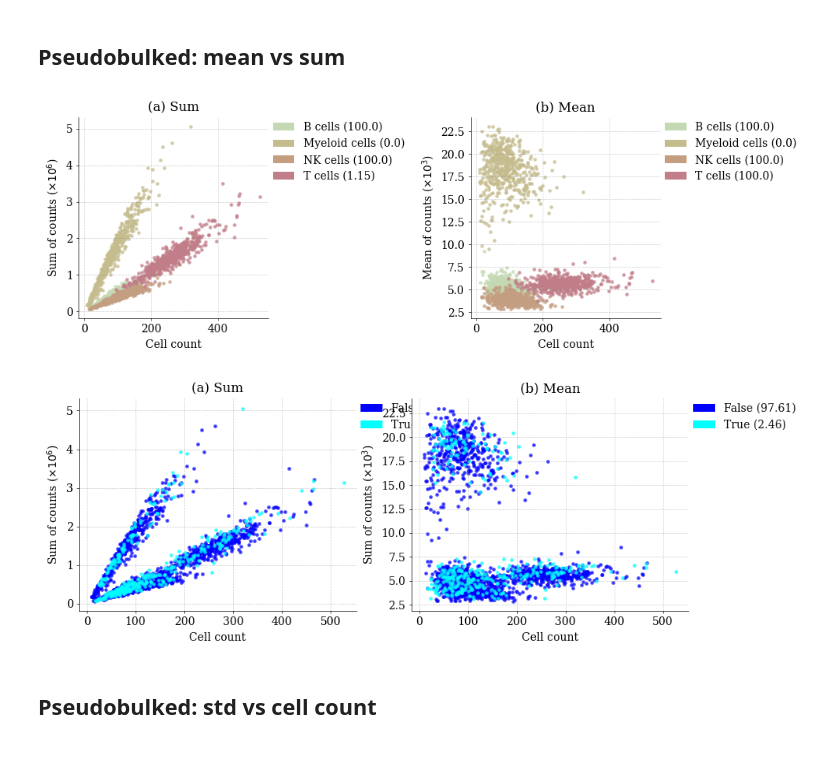
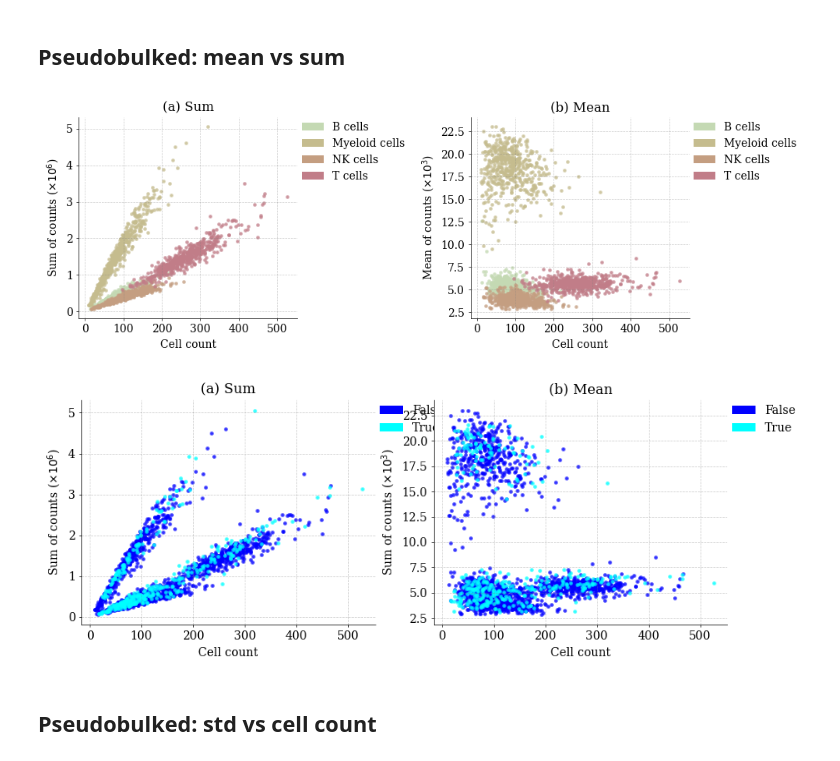
Before and after one commit to janursa/grn_benchmark, a Jupyter notebook: notebooks/preprocess_perturbation.ipynb, the cells around one changed output. Drawn from its saved outputs; the diff is of its cells as text; code cells hidden in the pictures.

```diff
--- a/notebooks/preprocess_perturbation.ipynb
+++ b/notebooks/preprocess_perturbation.ipynb
@@ -1357,14 +1306,11 @@ bulk_adata.X = bulk_adata.layers[method]
 xs = bulk_adata.obs.cell_count
 ys = bulk_adata.X.sum(axis=1)
 
-rr_all_celltypes = rr_all_local.loc[method, cell_types].to_dict()
-rr_all_positivecontrol = {1:rr_all_local.loc[method, 'positive_control_1'], 0:rr_all_local.loc[method, 'positive_control_0']}
-
 ys = ys/1E6
 ax = axes[0]
 bbox_to_anchor = (1,1)
 
-plots.plot_stratified_scatter(bulk_adata.obs['cell_type'], ax, xs, ys, bbox_to_anchor=bbox_to_anchor, palette=colors_cell_type, x_label='Cell count', y_label='Sum of counts ($\\times 10^6$)', extra_labels=rr_all_celltypes)
+plots.plot_stratified_scatter(bulk_adata.obs['cell_type'], ax, xs, ys, bbox_to_anchor=bbox_to_anchor, palette=colors_cell_type, x_label='Cell count', y_label='Sum of counts ($\\times 10^6$)')
 ax.set_title('(a) Sum')
 
 # mean
@@ -1373,19 +1319,16 @@ bulk_adata.X = bulk_adata.layers[method]
 xs = bulk_adata.obs.cell_count
 ys = bulk_adata.X.sum(axis=1)
 
-rr_all_celltypes = rr_all_local.loc[method, cell_types].to_dict()
-rr_all_positivecontrol = {1:rr_all_local.loc[method, 'positive_control_1'], 0:rr_all_local.loc[method, 'positive_control_0']}
-
 ys = ys/1E3
 bbox_to_anchor = (1, 1)
 ax = axes[1]
-plots.plot_stratified_scatter(bulk_adata.obs['cell_type'], ax, xs, ys,bbox_to_anchor=bbox_to_anchor, palette=colors_cell_type, x_label='Cell count', y_label='Mean of counts ($\\times 10^3$)', extra_labels=rr_all_celltypes)
+plots.plot_stratified_scatter(bulk_adata.obs['cell_type'], ax, xs, ys,bbox_to_anchor=bbox_to_anchor, palette=colors_cell_type, x_label='Cell count', y_label='Mean of counts ($\\times 10^3$)')
 ax.set_title('(b) Mean')
 plt.tight_layout()
 
 fig.savefig(f'{work_dir}/preprocess/figs/sum_vs_mean_pseudobulked.png',dpi=300, transparent=True, bbox_inches='tight')
 # %% [output]
-[figure, old version]
+[figure, new version]
 # %%
 # positive control
 from local_utils import plots
@@ -1393,38 +1336,36 @@ fig, axes = plt.subplots(1, 2, figsize=(10, 3.5), sharey=False)
 
 # sum
 method = 'counts'
 bulk_adata.X = bulk_adata.layers[method]
 xs = bulk_adata.obs.cell_count
 ys = bulk_adata.X.sum(axis=1)
 
-rr_all_positivecontrol = {1:rr_all_local.loc[method, 'positive_control_1'], 0:rr_all_local.loc[method, 'positive_control_0']}
 
 ys = ys/1E6
 ax = axes[0]
 bbox_to_anchor = (1, 1)
 
 
-plots.plot_stratified_scatter(bulk_adata.obs['positive_control'], ax, xs, ys, bbox_to_anchor=bbox_to_anchor,palette=colors_positive_controls, x_label='Cell count', y_label='Sum of counts ($\\times 10^6$)', extra_labels=rr_all_positivecontrol)
+plots.plot_stratified_scatter(bulk_adata.obs['positive_control'], ax, xs, ys, bbox_to_anchor=bbox_to_anchor,palette=colors_positive_controls, x_label='Cell count', y_label='Sum of counts ($\\times 10^6$)')
 ax.set_title('(a) Sum')
 
 # mean
 method = 'n_counts'
 bulk_adata.X = bulk_adata.layers[method]
 xs = bulk_adata.obs.cell_count
 ys = bulk_adata.X.sum(axis=1)
 
-rr_all_positivecontrol = {1:rr_all_local.loc[method, 'positive_control_1'], 0:rr_all_local.loc[method, 'positive_control_0']}
 
 ys = ys/1E3
 ax = axes[1]
-plots.plot_stratified_scatter(bulk_adata.obs['positive_control'], ax, xs, ys,bbox_to_anchor=bbox_to_anchor, palette=colors_positive_controls, x_label='Cell count', y_label='Sum of counts ($\\times 10^3$)', extra_labels=rr_all_positivecontrol)
+plots.plot_stratified_scatter(bulk_adata.obs['positive_control'], ax, xs, ys,bbox_to_anchor=bbox_to_anchor, palette=colors_positive_controls, x_label='Cell count', y_label='Sum of counts ($\\times 10^3$)')
 ax.set_title('(b) Mean')
 
 
 
 fig.savefig(f'{work_dir}/preprocess/figs/sum_vs_mean_pseudobulked_positivecontrol.png',dpi=300, transparent=True, bbox_inches='tight')
 # %% [output]
-[figure, old version]
+[figure, new version]
 # %% [markdown]
 ## Pseudobulked: std vs cell count
 # %%
```
Also changed, not shown: parts of 25 cells of this notebook, 7 other files.
